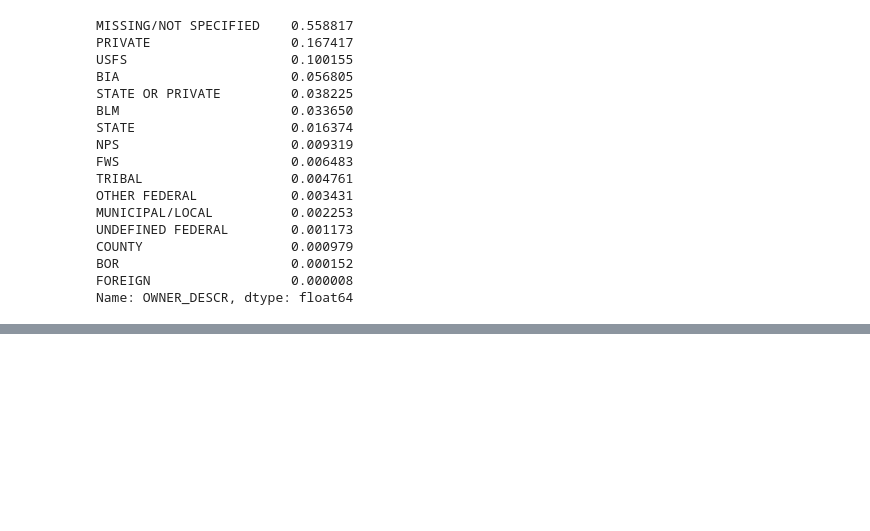
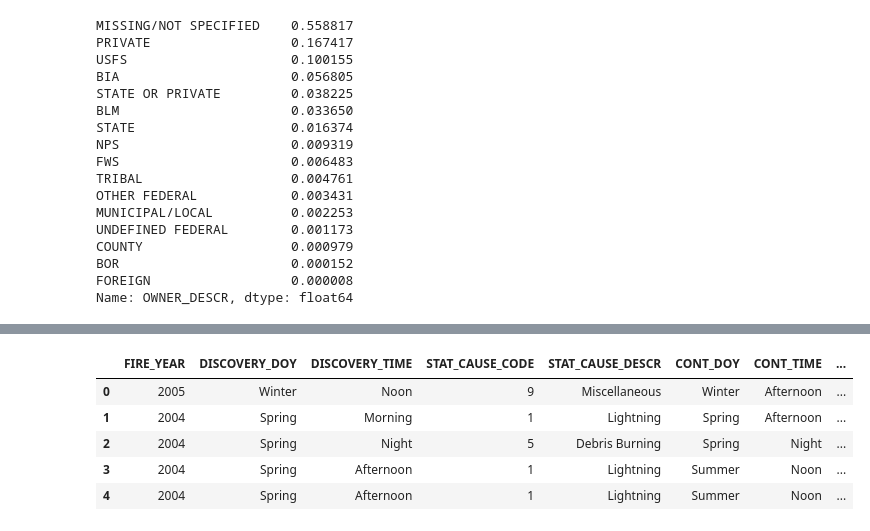
Before and after one commit to awyeh64/sqlqs, a Jupyter notebook: Untitled.ipynb, the cells around one changed output, grey strips where cells are left out. Saved outputs shown, nothing was run; the diff lists cells and outputs as text; code cells hidden in the pictures; blank space fills up the shorter version.

```diff
--- a/Untitled.ipynb
+++ b/Untitled.ipynb
@@ -217,2 +276,45 @@ fires_df.drop( columns = ['DISCOVERY_DATE'], inplace = True)
 # %%
 fires_df['STAT_CAUSE_CODE'] = fires_df['STAT_CAUSE_CODE'].astype('object')
+fires_df['DISCOVERY_TIME'] = fires_df['DISCOVERY_TIME'].astype('int64')
+fires_df['CONT_TIME'] = fires_df['CONT_TIME'].astype('int64')
+# %%
+def seasons(x):
+    if type(x) is str:
+        return x
+
+    if x < 91:
+        return 'Winter'
+    elif x < 182:
+        return 'Spring'
+    elif x < 273:
+        return 'Summer'
+    else:
+        return 'Fall'
+
+def day(x):
+    if type(x) is str:
+        return x
+
+    if x < 900:
+        return 'Morning'
+    elif x < 1500:
+        return 'Noon'
+    elif x < 1800:
+        return 'Afternoon'
+    else:
+        return 'Night'
+# %%
+fires_df['DISCOVERY_DOY'] = fires_df['DISCOVERY_DOY'].apply(seasons)
+fires_df['CONT_DOY'] = fires_df['CONT_DOY'].apply(seasons)
+
+fires_df['DISCOVERY_TIME'] = fires_df['DISCOVERY_TIME'].apply(day)
+fires_df['CONT_TIME'] = fires_df['CONT_TIME'].apply(day)
+# %%
+fires_df.head()
+# %% [output]
+|  | FIRE_YEAR | DISCOVERY_DOY | DISCOVERY_TIME | STAT_CAUSE_CODE | STAT_CAUSE_DESCR | CONT_DOY | CONT_TIME | ... |
+| 0 | 2005 | Winter | Noon | 9 | Miscellaneous | Winter | Afternoon | ... |
+| 1 | 2004 | Spring | Morning | 1 | Lightning | Spring | Afternoon | ... |
+| 2 | 2004 | Spring | Night | 5 | Debris Burning | Spring | Night | ... |
+| 3 | 2004 | Spring | Afternoon | 1 | Lightning | Summer | Noon | ... |
+| 4 | 2004 | Spring | Afternoon | 1 | Lightning | Summer | Noon | ... |
```
Also changed, not shown: parts of 17 cells of this notebook.
